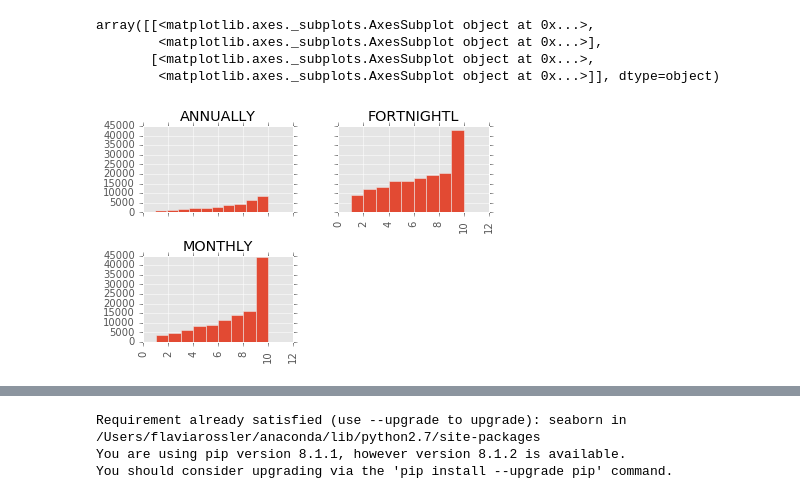
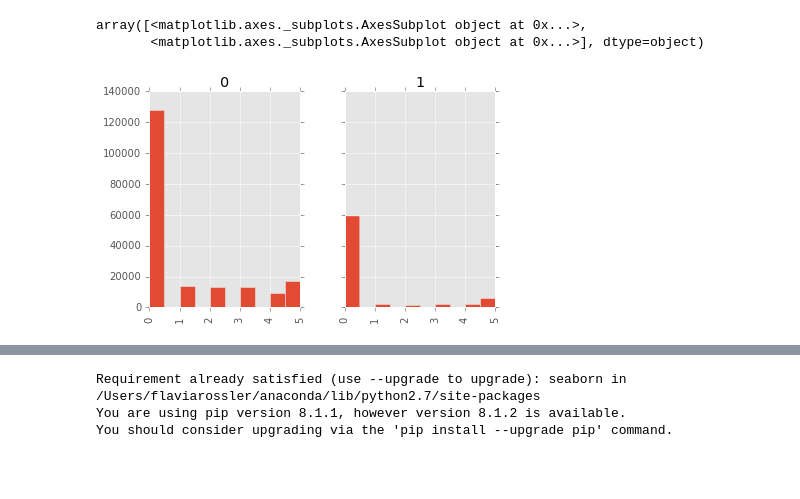
Before and after one commit to flarossler/SYDDAT4_Project-Pet-Insurance-Churn, a Jupyter notebook: Project Flavia.ipynb, the cells around one changed output, grey strips where cells are left out. Drawn from its saved outputs; the diff is of its cells as text; code cells hidden in the pictures; blank space fills up the shorter version.

Commit message:
Furhter changes in the dataset

```diff
--- a/Project Flavia.ipynb
+++ b/Project Flavia.ipynb
@@ -3,3 +15,3 @@ import pandas as pd
 # %%
-policies = pd.read_table('ChurnModelDatasetV2.txt',index_col='no_')
+policies = pd.read_table('ChurnModelDatasetV6.txt',index_col='no_')
 # %%
@@ -26,0 +44,11 @@ memory usage: 71.4+ MB
+# %%
+## remove columns that won't be used
+policies.columns = [c.replace(' ', '_') for c in policies.columns]
+policies.drop('premium', axis=1, inplace=True)
+policies.drop('ClientAgeInMonths', axis=1, inplace=True)
+policies.drop('PetAgeInMonths', axis=1, inplace=True)
+policies.drop('petAgeInYears', axis=1, inplace=True)
+policies.drop('ClientAgeInYears', axis=1, inplace=True)
+policies.drop('Insured_Gender', axis=1, inplace=True)
+policies.drop('Brand',axis=1,inplace=True)
+policies.info()
@@ -38,0 +132,14 @@ plt.xlabel('Months Since Last Claim review')
+# %%
+policies.LastClaimStatus.replace(['No Claims', 'Accepted with Pay', 'Denied', 'Accepted no Pay', 'Other'],  [1, 2, 3, 4, 0], inplace=True)
+policies.InsuredGender.replace(['Female', 'Male'], [1, 2], inplace=True)
+policies.PlanType.replace(['Accident & GVE', 'Accident & GVE & Routine','Accident','ASIA Accident & GVE',
+                         'ASIA Accident & GVE & Routine','ASIA Accident','Accident & Routine','GVE & Routine','GVE'],
+                          [1, 2,3,1,2,3,4,4,4], inplace=True)
+policies.premium_payment_period_code.replace(['FORTNIGHTL','MONTHLY','ANNUALLY'],[1,2,3], inplace=True)
+policies.payment_method_code.replace(['CC','BANK','CHEQUE'],[1,2,3], inplace=True)
+policies.species_code.replace(['CANINE','FELINE'],[1,2], inplace=True)
+policies.State.replace(['NSW','VIC','QLD','WA','SA','ACT','TAS','NT'],[1,2,3,4,5,6,7,8], inplace=True)
+policies.ClientAgeInGroup.replace(['00-19','20-29','30-39','40-49','50-59','60-100'],[1,2,3,4,5,6],inplace=True)
+policies.PetAgeGroup.replace(['00-01','01-02','02-03','03-04','04-05','05-06','06-07','07-08','08-09','09-10','10-11','11-100'],[1,2,3,4,5,6,7,8,9,10,11,12],inplace=True)
+policies.Cancelled.value_counts()
+policies.describe()
@@ -66,8 +194,6 @@ memory usage: 71.4+ MB
 # %%
-policies.irsd_decile.hist(by=policies.premium_payment_period_code, sharex=True, sharey=True)
+policies.Ntile5LastPaidAmount.hist(by=policies.Cancelled, sharex=True, sharey=True)
 # %% [output]
-array([[<matplotlib.axes._subplots.AxesSubplot object at 0x...>,
-        <matplotlib.axes._subplots.AxesSubplot object at 0x...>],
-       [<matplotlib.axes._subplots.AxesSubplot object at 0x...>,
-        <matplotlib.axes._subplots.AxesSubplot object at 0x...>]], dtype=object)
+array([<matplotlib.axes._subplots.AxesSubplot object at 0x...>,
+       <matplotlib.axes._subplots.AxesSubplot object at 0x...>], dtype=object)
-[figure, old version]
+[figure, new version]
```
Also changed, not shown: parts of 40 cells of this notebook, 1 other file.
